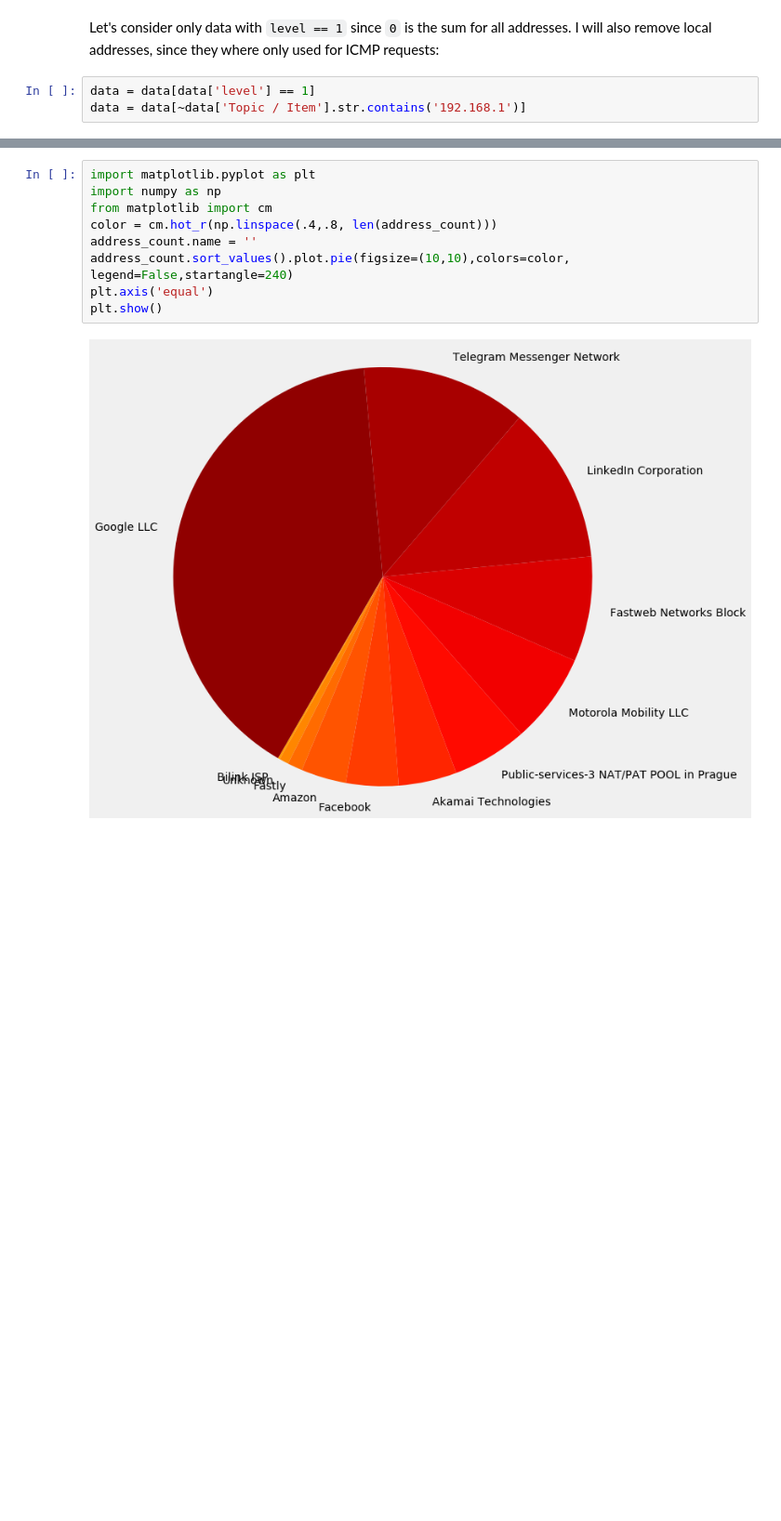
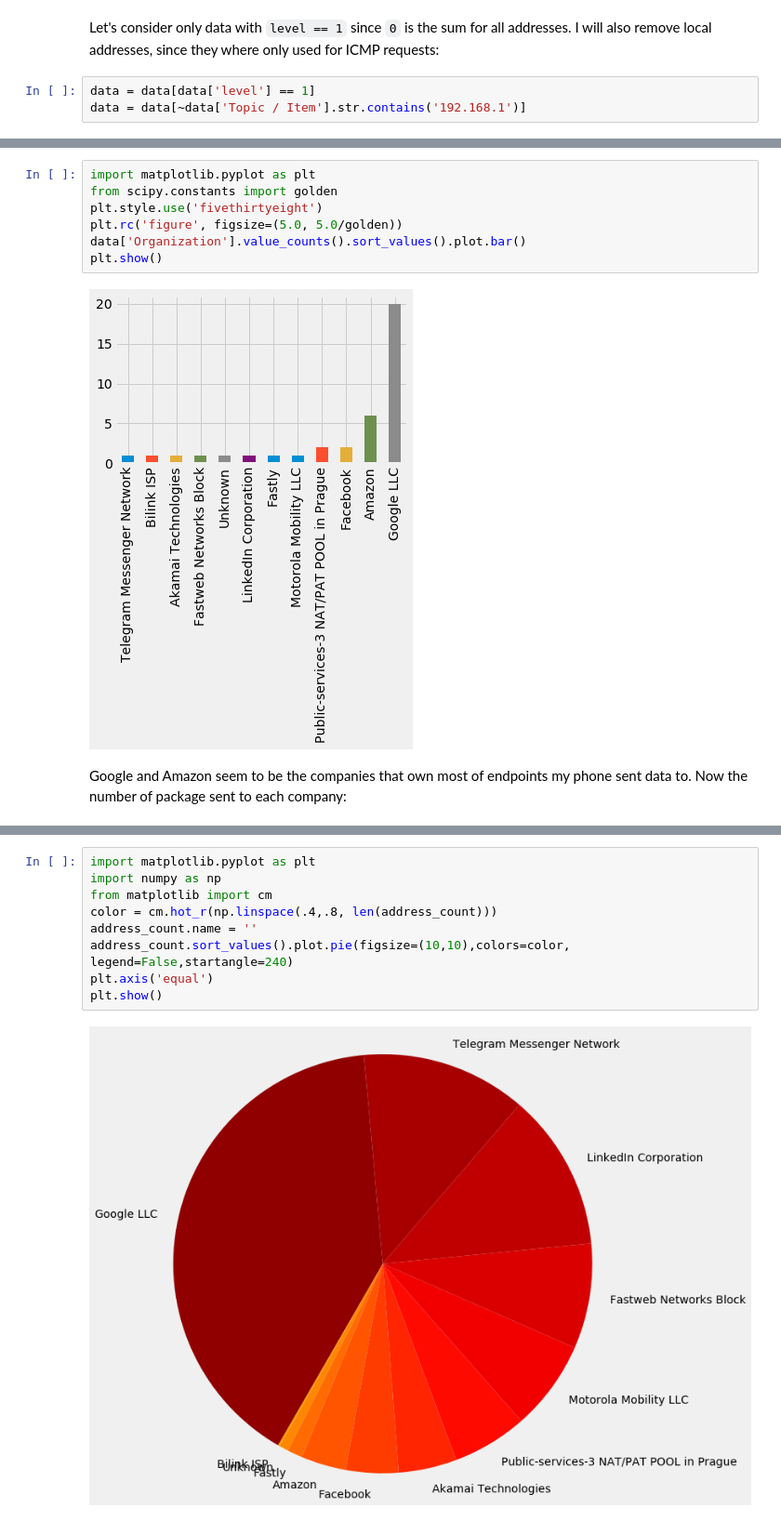
Before and after one commit to fedeb95/android_packets_analysis, a Jupyter notebook: android_packets.ipynb, the cells around one changed output, grey strips where cells are left out. Shown: that part at 93% size. Saved outputs shown, nothing was run; the diff lists cells and outputs as text; blank space fills up the shorter version.

```diff
--- a/android_packets.ipynb
+++ b/android_packets.ipynb
@@ -60,3 +66,14 @@ Let's plot the number of package sent:
+# %%
+import matplotlib.pyplot as plt
+from scipy.constants import golden
+plt.style.use('fivethirtyeight')
+plt.rc('figure', figsize=(5.0, 5.0/golden))
+data['Organization'].value_counts().sort_values().plot.bar()
+plt.show()
+# %% [output]
+[figure, added]
+# %% [markdown]
+Google and Amazon seem to be the companies that own most of endpoints my phone sent data to. Now the number of package sent to each company:
 # %%
 import matplotlib.pyplot as plt
 from scipy.constants import golden
```
Also changed, not shown: parts of 8 cells of this notebook.
